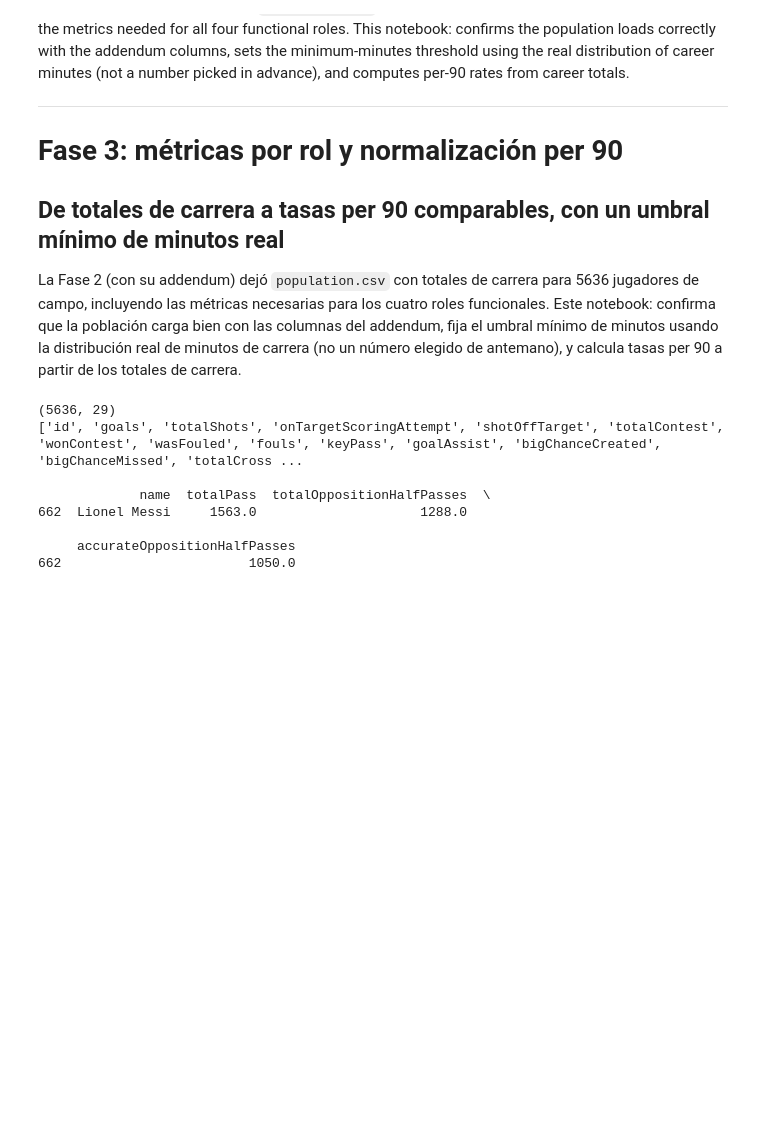
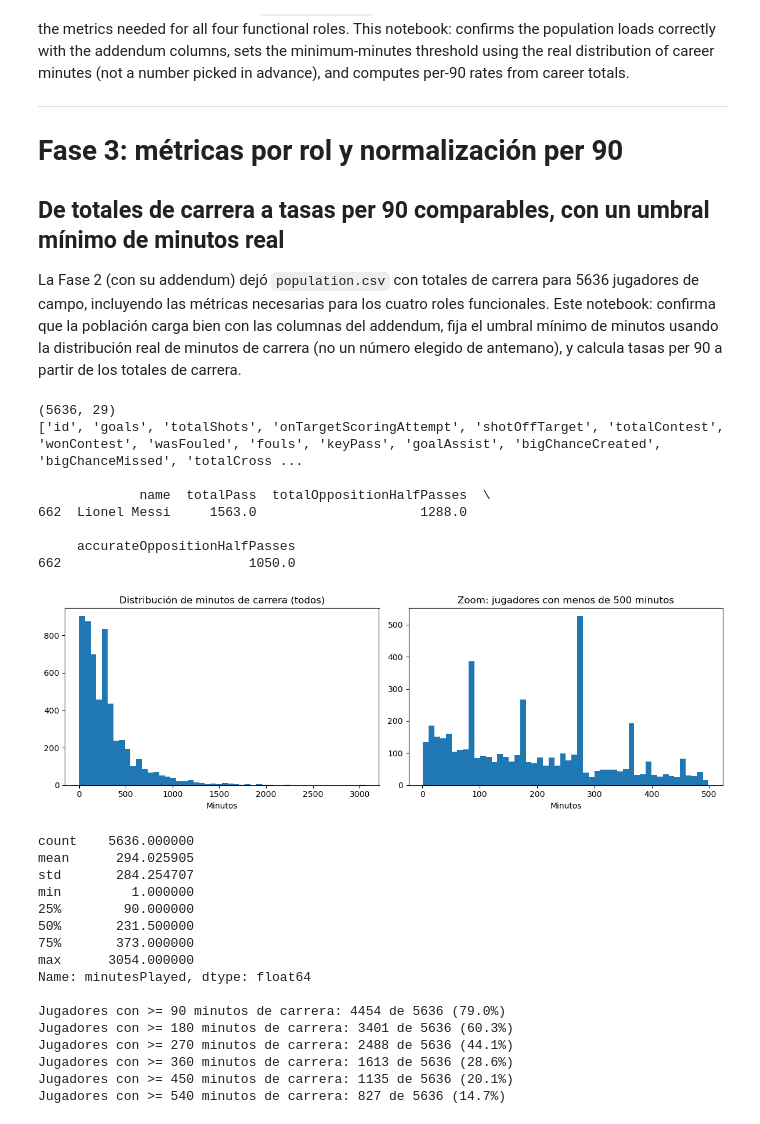
Before and after one commit to albertone448/messi-outlier, a Jupyter notebook: notebooks/03_role_metrics.ipynb, the cells around one changed output. Cells and saved outputs as stored; diff of their text form; code cells hidden in the pictures; blank space fills up the shorter version.

```diff
--- a/notebooks/03_role_metrics.ipynb
+++ b/notebooks/03_role_metrics.ipynb
@@ -42,3 +42,42 @@ print(messi[["name", "totalPass", "totalOppositionHalfPasses", "accurateOppositi
 
      accurateOppositionHalfPasses
 662                        1050.0
+# %%
+import matplotlib.pyplot as plt
+
+fig, axes = plt.subplots(1, 2, figsize=(12, 4))
+
+axes[0].hist(population["minutesPlayed"], bins=50)
+axes[0].set_title("Distribución de minutos de carrera (todos)")
+axes[0].set_xlabel("Minutos")
+
+axes[1].hist(population[population["minutesPlayed"] < 500]["minutesPlayed"], bins=50)
+axes[1].set_title("Zoom: jugadores con menos de 500 minutos")
+axes[1].set_xlabel("Minutos")
+
+plt.tight_layout()
+plt.show()
+
+print(population["minutesPlayed"].describe())
+print()
+for threshold in [90, 180, 270, 360, 450, 540]:
+    n = (population["minutesPlayed"] >= threshold).sum()
+    print(f"Jugadores con >= {threshold} minutos de carrera: {n} de {len(population)} ({n/len(population)*100:.1f}%)")
+# %% [output]
+[figure, added]
+count    5636.000000
+mean      294.025905
+std       284.254707
+min         1.000000
+25%        90.000000
+50%       231.500000
+75%       373.000000
+max      3054.000000
+Name: minutesPlayed, dtype: float64
+
+Jugadores con >= 90 minutos de carrera: 4454 de 5636 (79.0%)
+Jugadores con >= 180 minutos de carrera: 3401 de 5636 (60.3%)
+Jugadores con >= 270 minutos de carrera: 2488 de 5636 (44.1%)
+Jugadores con >= 360 minutos de carrera: 1613 de 5636 (28.6%)
+Jugadores con >= 450 minutos de carrera: 1135 de 5636 (20.1%)
+Jugadores con >= 540 minutos de carrera: 827 de 5636 (14.7%)
```
Also changed, not shown: parts of 7 cells of this notebook, 3 other files.
